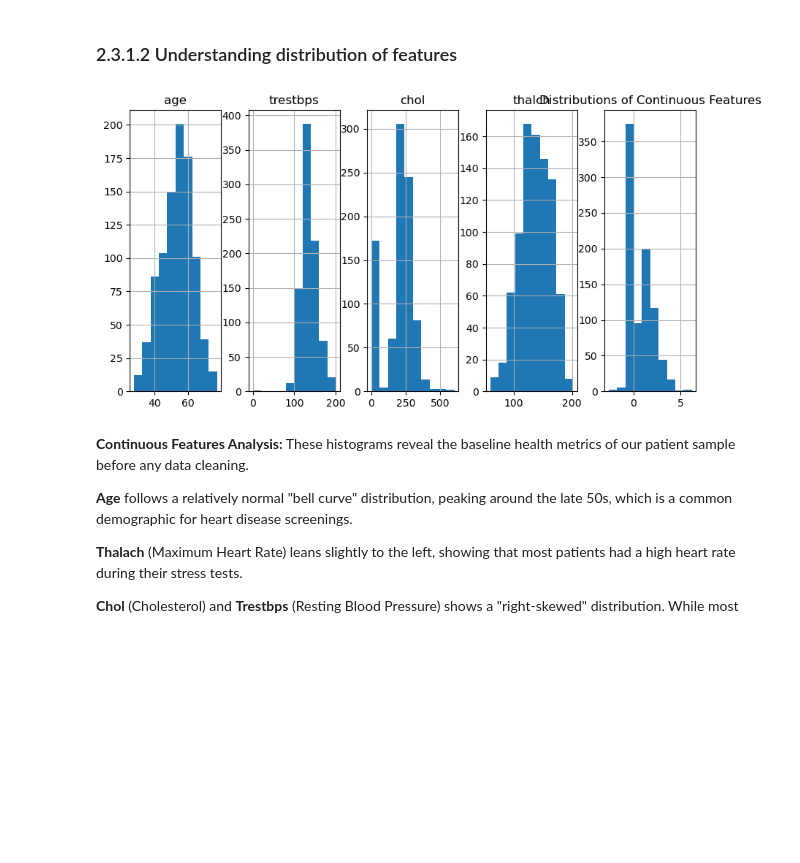
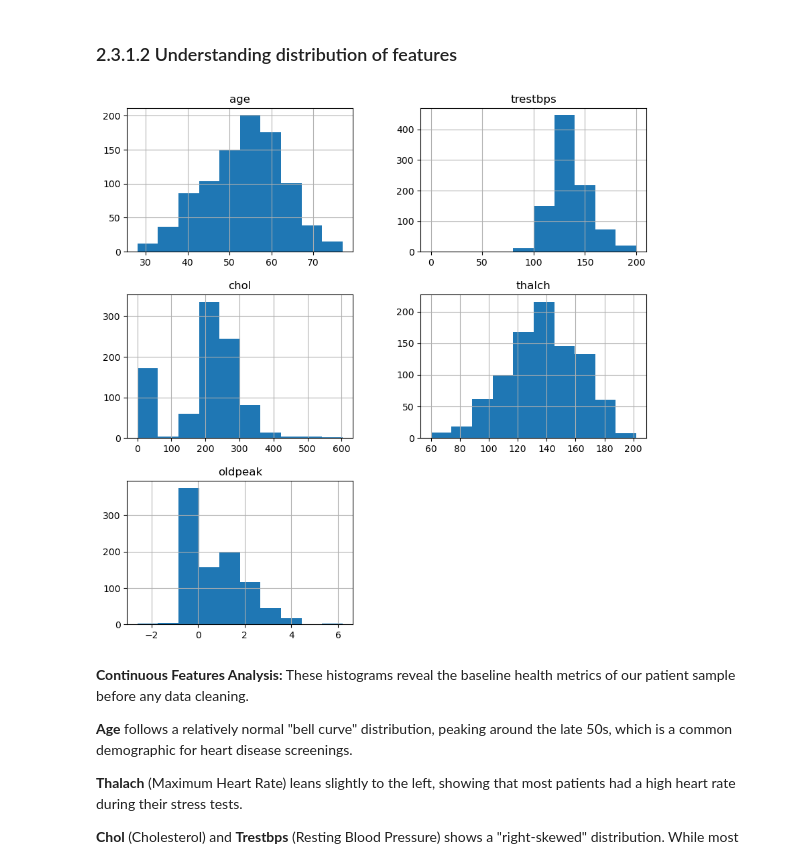
Before and after one commit to Sanjeth2008/MLDP_Project2026, a Jupyter notebook: MLDP Program Codes Submission Template.ipynb, the cells around one changed output. Cells and saved outputs as stored; diff of their text form; code cells hidden in the pictures; blank space fills up the shorter version.

```diff
--- a/MLDP Program Codes Submission Template.ipynb
+++ b/MLDP Program Codes Submission Template.ipynb
@@ -171,11 +171,11 @@ This tells that the "sick" patients are spread across four different sub-categor
 ### 2.3.1.2 Understanding distribution of features
 # %%
 ## Histogram for the distribution of continuous features
-df[['age', 'trestbps', 'chol', 'thalch', 'oldpeak']].hist(layout=(1,5), figsize=(10,5))
+df[['age', 'trestbps', 'chol', 'thalch', 'oldpeak']].hist(figsize=(10,10))
 plt.title("Distributions of Continuous Features")
 plt.show()
 # %% [output]
-[figure, old version]
+[figure, new version]
 # %% [markdown]
 **Continuous Features Analysis:**
 These histograms reveal the baseline health metrics of our patient sample before any data cleaning.
```
Also changed, not shown: parts of 1 cell of this notebook.
